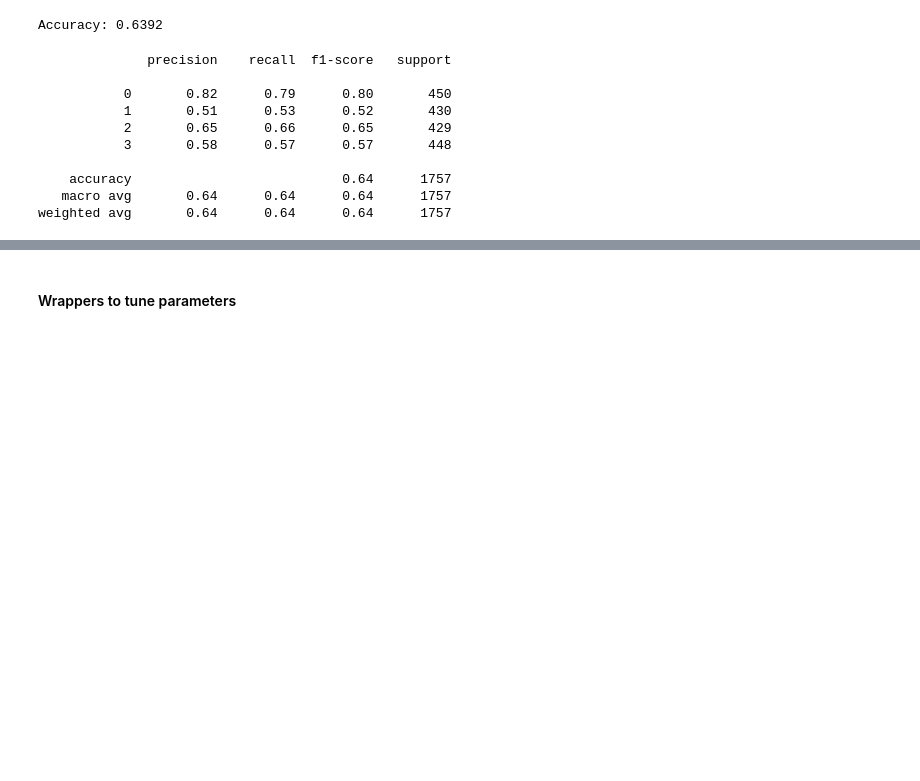
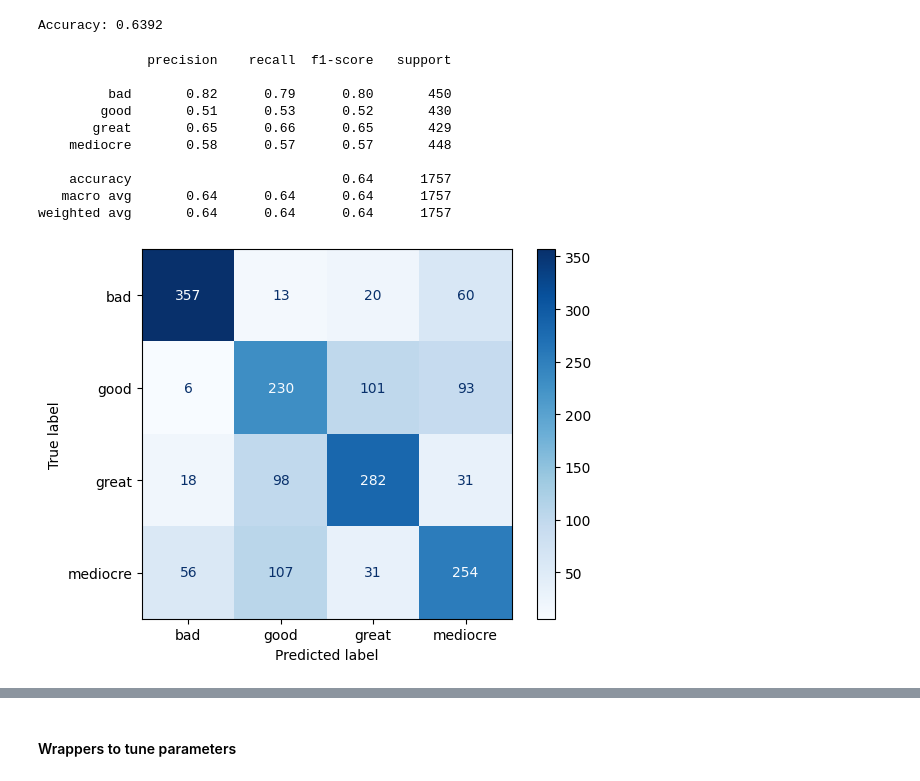
Before and after one commit to jkciesluk/explainable_ai, a Jupyter notebook: cart_tree.ipynb, the cells around one changed output, grey strips where cells are left out. Drawn from its saved outputs; the diff is of its cells as text; code cells hidden in the pictures; blank space fills up the shorter version.

```diff
--- a/cart_tree.ipynb
+++ b/cart_tree.ipynb
@@ -61,17 +62,26 @@ print(f'Accuracy: {accuracy:.4f}')
 # %% [output]
 Accuracy: 0.6392
 # %%
-print(classification_report(Y_test_encoded, Y_pred))
+print(classification_report(Y_test, Y_pred))
 # %% [output]
               precision    recall  f1-score   support
 
-           0       0.82      0.79      0.80       450
-           1       0.51      0.53      0.52       430
-           2       0.65      0.66      0.65       429
-           3       0.58      0.57      0.57       448
+         bad       0.82      0.79      0.80       450
+        good       0.51      0.53      0.52       430
+       great       0.65      0.66      0.65       429
+    mediocre       0.58      0.57      0.57       448
 
     accuracy                           0.64      1757
    macro avg       0.64      0.64      0.64      1757
 weighted avg       0.64      0.64      0.64      1757
+# %%
+# Confusion matrix
+cm = confusion_matrix(Y_test, Y_pred)
+
+disp = ConfusionMatrixDisplay(confusion_matrix=cm, display_labels=class_names)
+disp.plot(cmap=plt.cm.Blues)
+plt.show()
+# %% [output]
+[figure, added]
 # %%
 
```
Also changed, not shown: parts of 18 cells of this notebook, 1 other file.
